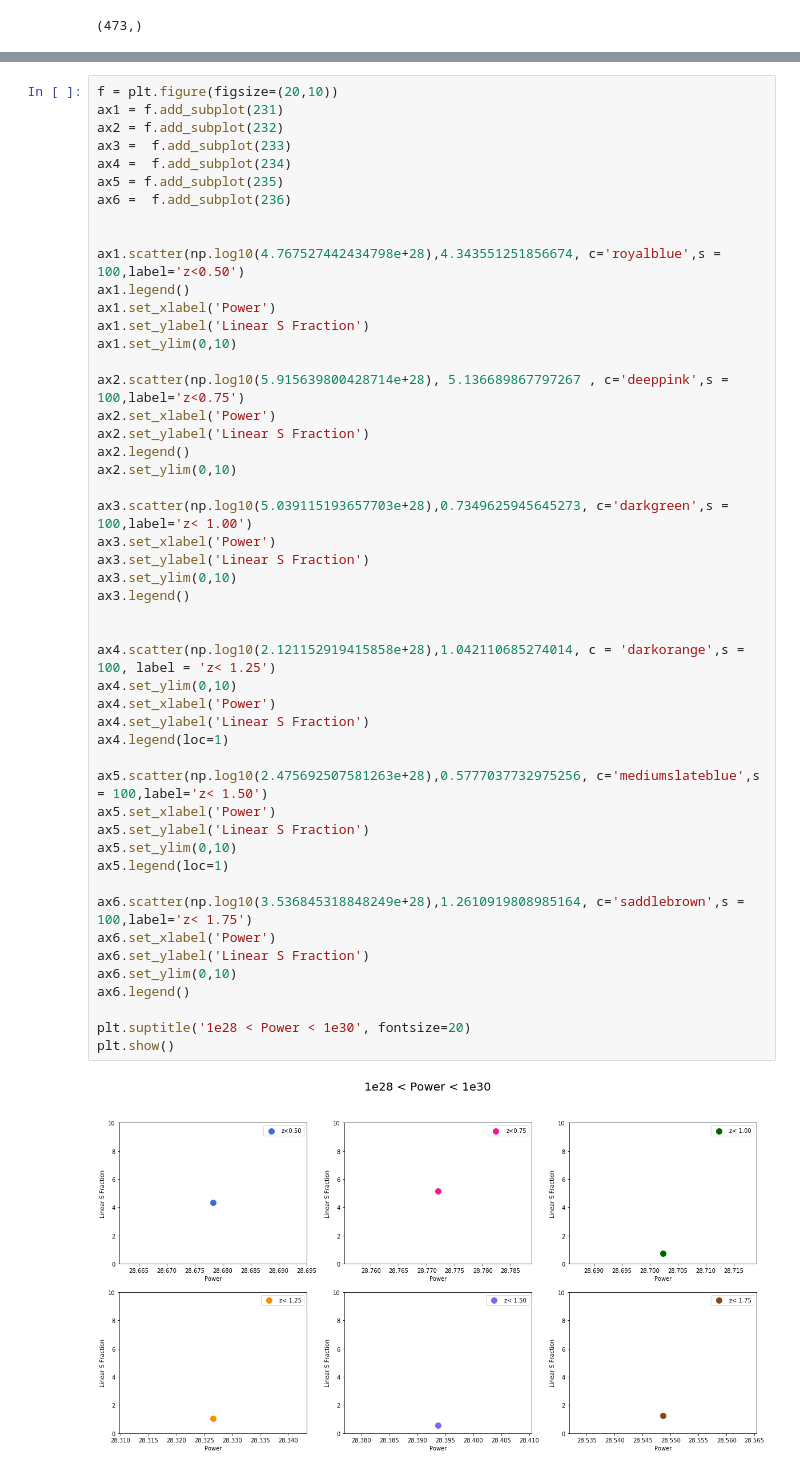
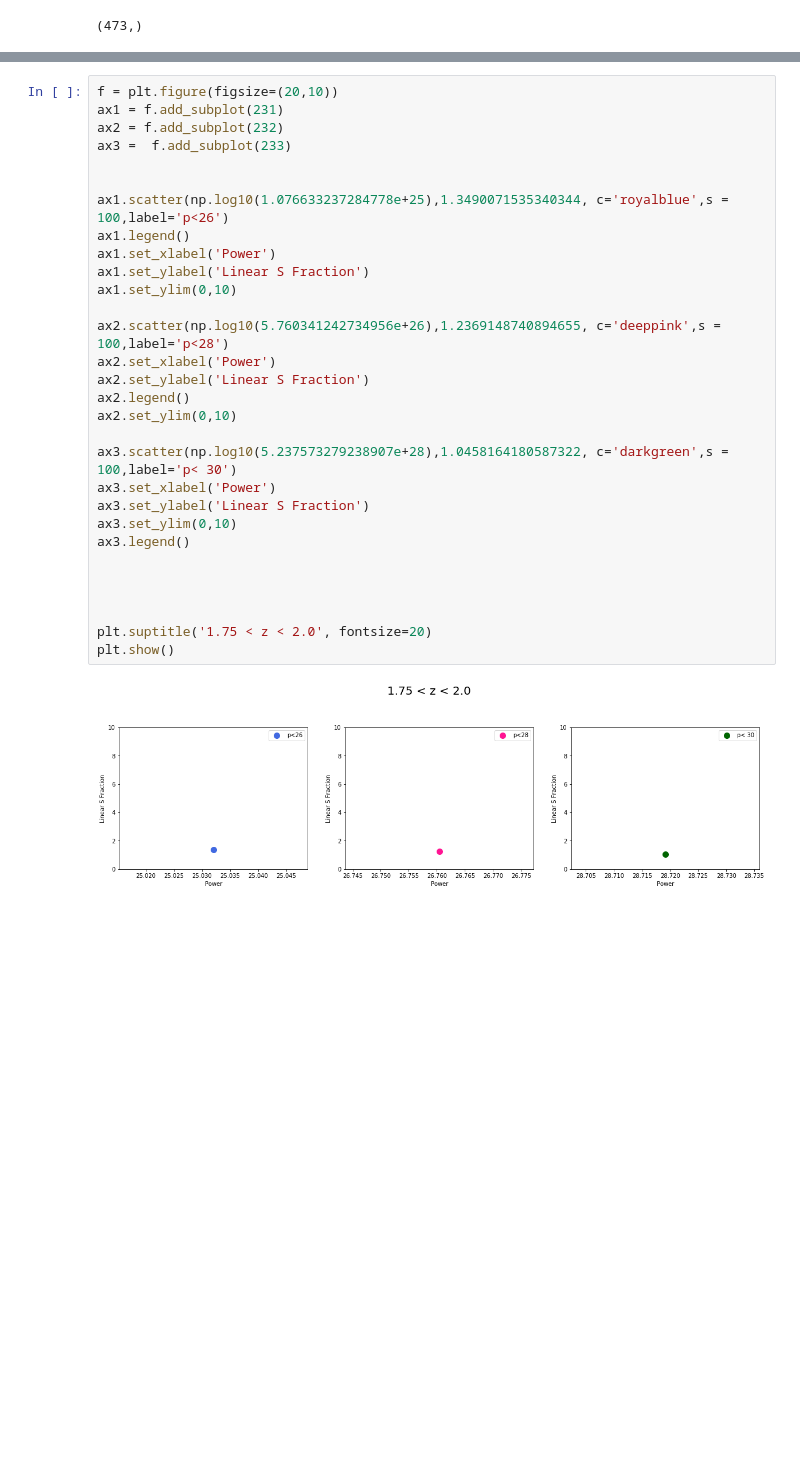
Before and after one commit to gfabj/Oxford-Research, a Jupyter notebook: Python/Linear_Size.ipynb, the cells around one changed output, grey strips where cells are left out. Drawn from its saved outputs; the diff is of its cells as text; blank space fills up the shorter version.

```diff
--- a/Python/Linear_Size.ipynb
+++ b/Python/Linear_Size.ipynb
@@ -598,51 +397,32 @@ plt.show()
 # %%
 f = plt.figure(figsize=(20,10))
 ax1 = f.add_subplot(231)
 ax2 = f.add_subplot(232)
 ax3 =  f.add_subplot(233)
-ax4 =  f.add_subplot(234)
-ax5 = f.add_subplot(235)
-ax6 =  f.add_subplot(236)
 
 
-ax1.scatter(np.log10(4.767527442434798e+28),4.343551251856674, c='royalblue',s = 100,label='z<0.50')
+ax1.scatter(np.log10(1.076633237284778e+25),1.3490071535340344, c='royalblue',s = 100,label='p<26')
 ax1.legend()
 ax1.set_xlabel('Power')
 ax1.set_ylabel('Linear S Fraction')
 ax1.set_ylim(0,10)
 
-ax2.scatter(np.log10(5.915639800428714e+28), 5.136689867797267 , c='deeppink',s = 100,label='z<0.75')
+ax2.scatter(np.log10(5.760341242734956e+26),1.2369148740894655, c='deeppink',s = 100,label='p<28')
 ax2.set_xlabel('Power')
 ax2.set_ylabel('Linear S Fraction')
 ax2.legend()
 ax2.set_ylim(0,10)
 
-ax3.scatter(np.log10(5.039115193657703e+28),0.7349625945645273, c='darkgreen',s = 100,label='z< 1.00')
+ax3.scatter(np.log10(5.237573279238907e+28),1.0458164180587322, c='darkgreen',s = 100,label='p< 30')
 ax3.set_xlabel('Power')
 ax3.set_ylabel('Linear S Fraction')
 ax3.set_ylim(0,10)
 ax3.legend()
 
 
-ax4.scatter(np.log10(2.121152919415858e+28),1.042110685274014, c = 'darkorange',s = 100, label = 'z< 1.25')
-ax4.set_ylim(0,10)
-ax4.set_xlabel('Power')
-ax4.set_ylabel('Linear S Fraction')
-ax4.legend(loc=1)
 
-ax5.scatter(np.log10(2.475692507581263e+28),0.5777037732975256, c='mediumslateblue',s = 100,label='z< 1.50')
-ax5.set_xlabel('Power')
-ax5.set_ylabel('Linear S Fraction')
-ax5.set_ylim(0,10)
-ax5.legend(loc=1)
 
-ax6.scatter(np.log10(3.536845318848249e+28),1.2610919808985164, c='saddlebrown',s = 100,label='z< 1.75')
-ax6.set_xlabel('Power')
-ax6.set_ylabel('Linear S Fraction')
-ax6.set_ylim(0,10)
-ax6.legend()
-
-plt.suptitle('1e28 < Power < 1e30', fontsize=20)
+plt.suptitle('1.75 < z < 2.0', fontsize=20)
 plt.show()
 # %% [output]
-[figure, old version]
+[figure, new version]
```
Also changed, not shown: parts of 25 cells of this notebook.
